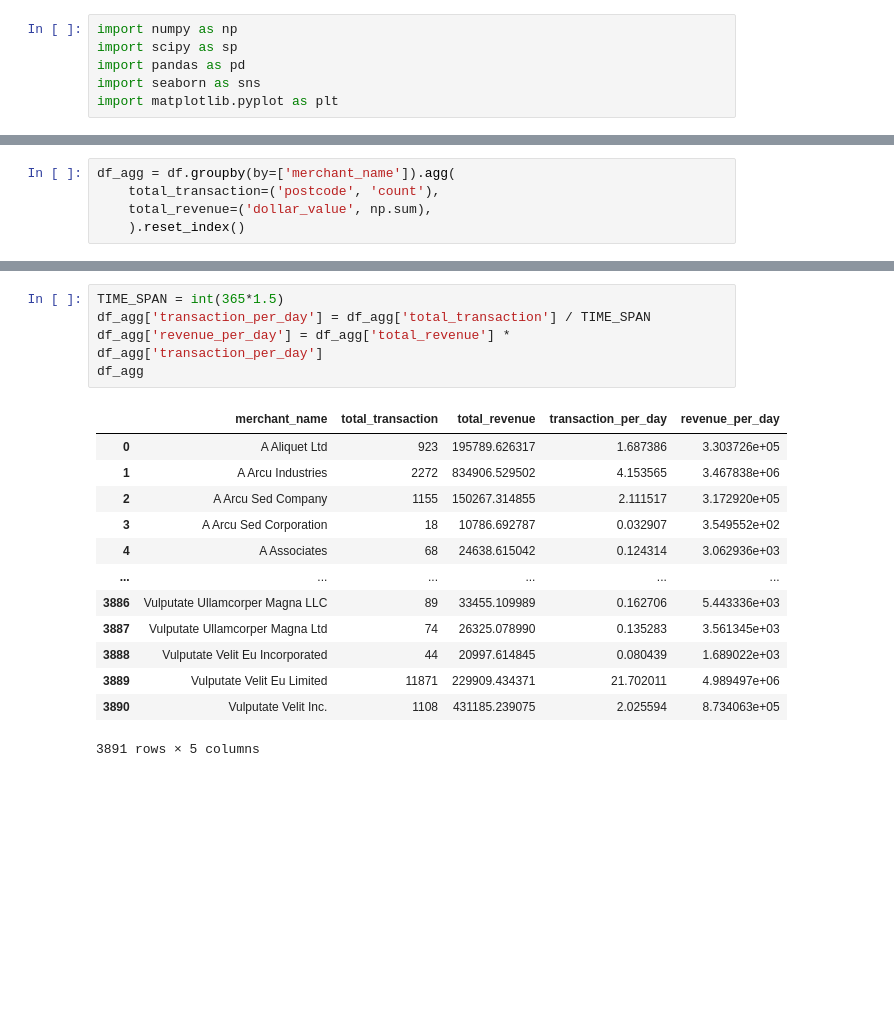
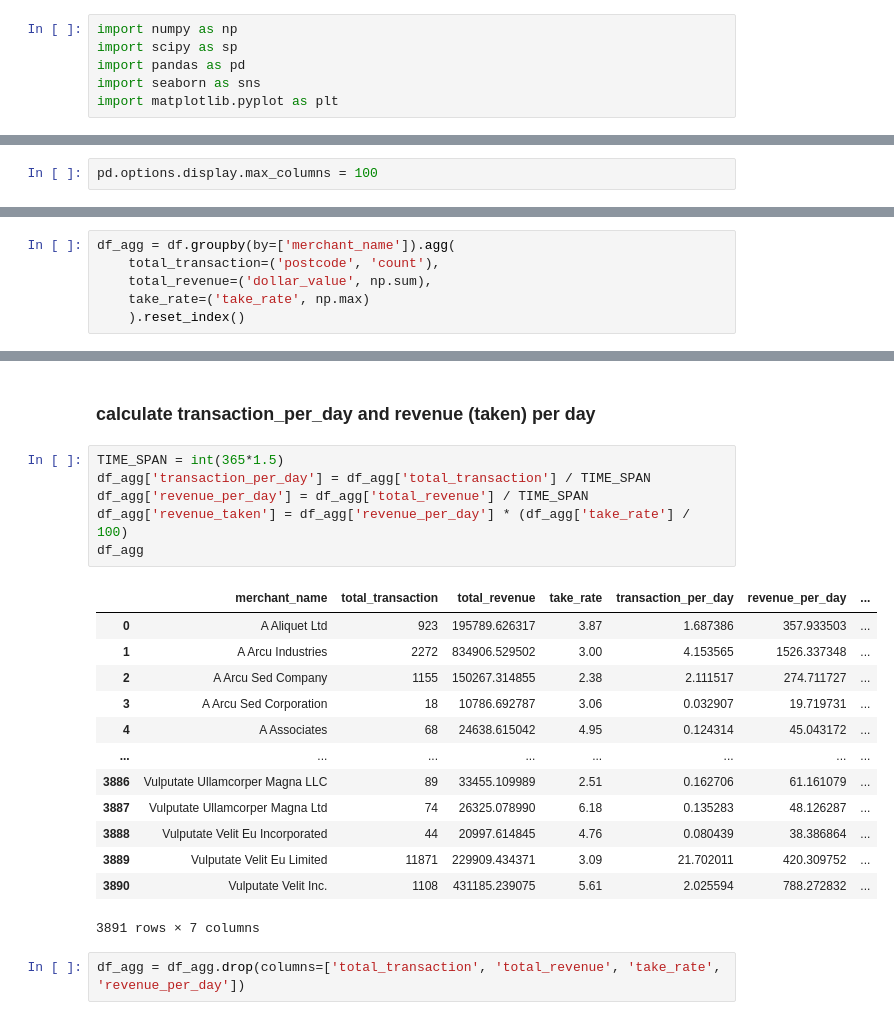
Before and after one commit to MAST30034-Applied-Data-Science/generic-buy-now-pay-later-project-group-27, a Jupyter notebook: notebooks/transaction_model.ipynb, the cells around one changed output, grey strips where cells are left out. Saved outputs shown, nothing was run; the diff lists cells and outputs as text; blank space fills up the shorter version.

```diff
--- a/notebooks/transaction_model.ipynb
+++ b/notebooks/transaction_model.ipynb
@@ -26,3 +36,5 @@ import matplotlib.pyplot as plt
+# %%
+pd.options.display.max_columns = 100
 # %%
 df = pd.read_parquet('../data/curated/mechant_consumer_abs')
 df
@@ -30,6 +58,7 @@ df
 df_agg = df.groupby(by=['merchant_name']).agg(
     total_transaction=('postcode', 'count'),
     total_revenue=('dollar_value', np.sum),
+    take_rate=('take_rate', np.max)
     ).reset_index()
 # %%
 df_agg
@@ -69,19 +139,24 @@ df2
+# %% [markdown]
+### calculate transaction_per_day and revenue (taken) per day
 # %%
 TIME_SPAN = int(365*1.5)
 df_agg['transaction_per_day'] = df_agg['total_transaction'] / TIME_SPAN
-df_agg['revenue_per_day'] = df_agg['total_revenue'] * df_agg['transaction_per_day']
+df_agg['revenue_per_day'] = df_agg['total_revenue'] / TIME_SPAN
+df_agg['revenue_taken'] = df_agg['revenue_per_day'] * (df_agg['take_rate'] / 100)
 df_agg
 # %% [output]
-|  | merchant_name | total_transaction | total_revenue | transaction_per_day | revenue_per_day |
-| 0 | A Aliquet Ltd | 923 | 195789.626317 | 1.687386 | 3.303726e+05 |
-| 1 | A Arcu Industries | 2272 | 834906.529502 | 4.153565 | 3.467838e+06 |
-| 2 | A Arcu Sed Company | 1155 | 150267.314855 | 2.111517 | 3.172920e+05 |
-| 3 | A Arcu Sed Corporation | 18 | 10786.692787 | 0.032907 | 3.549552e+02 |
-| 4 | A Associates | 68 | 24638.615042 | 0.124314 | 3.062936e+03 |
-| ... | ... | ... | ... | ... | ... |
-| 3886 | Vulputate Ullamcorper Magna LLC | 89 | 33455.109989 | 0.162706 | 5.443336e+03 |
-| 3887 | Vulputate Ullamcorper Magna Ltd | 74 | 26325.078990 | 0.135283 | 3.561345e+03 |
-| 3888 | Vulputate Velit Eu Incorporated | 44 | 20997.614845 | 0.080439 | 1.689022e+03 |
-| 3889 | Vulputate Velit Eu Limited | 11871 | 229909.434371 | 21.702011 | 4.989497e+06 |
-| 3890 | Vulputate Velit Inc. | 1108 | 431185.239075 | 2.025594 | 8.734063e+05 |
+|  | merchant_name | total_transaction | total_revenue | take_rate | transaction_per_day | revenue_per_day | ... |
+| 0 | A Aliquet Ltd | 923 | 195789.626317 | 3.87 | 1.687386 | 357.933503 | ... |
+| 1 | A Arcu Industries | 2272 | 834906.529502 | 3.00 | 4.153565 | 1526.337348 | ... |
+| 2 | A Arcu Sed Company | 1155 | 150267.314855 | 2.38 | 2.111517 | 274.711727 | ... |
+| 3 | A Arcu Sed Corporation | 18 | 10786.692787 | 3.06 | 0.032907 | 19.719731 | ... |
+| 4 | A Associates | 68 | 24638.615042 | 4.95 | 0.124314 | 45.043172 | ... |
+| ... | ... | ... | ... | ... | ... | ... | ... |
+| 3886 | Vulputate Ullamcorper Magna LLC | 89 | 33455.109989 | 2.51 | 0.162706 | 61.161079 | ... |
+| 3887 | Vulputate Ullamcorper Magna Ltd | 74 | 26325.078990 | 6.18 | 0.135283 | 48.126287 | ... |
+| 3888 | Vulputate Velit Eu Incorporated | 44 | 20997.614845 | 4.76 | 0.080439 | 38.386864 | ... |
+| 3889 | Vulputate Velit Eu Limited | 11871 | 229909.434371 | 3.09 | 21.702011 | 420.309752 | ... |
+| 3890 | Vulputate Velit Inc. | 1108 | 431185.239075 | 5.61 | 2.025594 | 788.272832 | ... |
-3891 rows × 5 columns
+3891 rows × 7 columns
+# %%
+df_agg = df_agg.drop(columns=['total_transaction', 'total_revenue', 'take_rate', 'revenue_per_day'])
```
Also changed, not shown: parts of 19 cells of this notebook.
